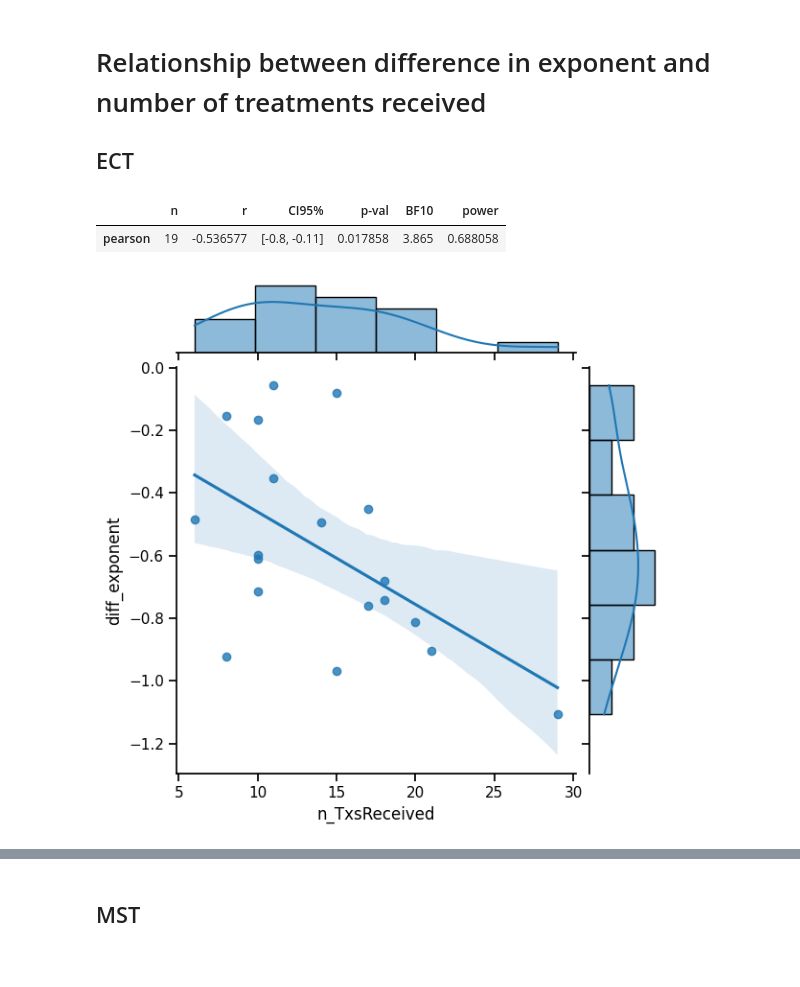
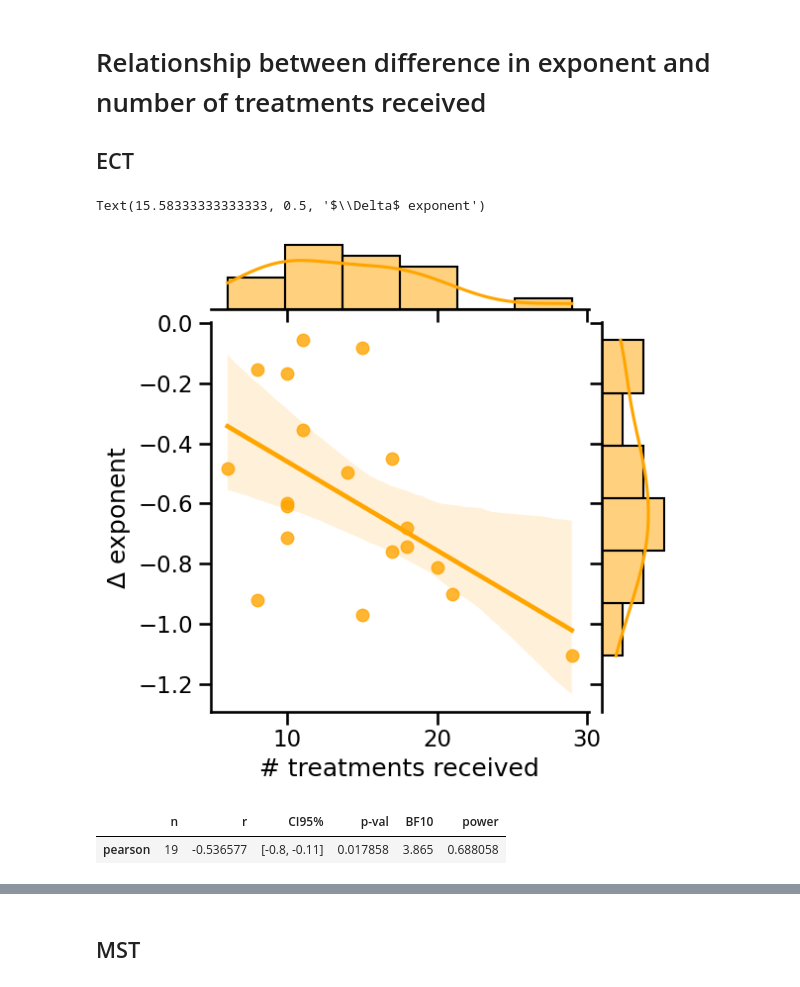
Before and after one commit to voytekresearch/ECT-MST, a Jupyter notebook: 02-Combined/review_appeal_analyses.ipynb, the cells around one changed output, grey strips where cells are left out. Saved outputs shown, nothing was run; the diff lists cells and outputs as text; code cells hidden in the pictures.

```diff
--- a/02-Combined/review_appeal_analyses.ipynb
+++ b/02-Combined/review_appeal_analyses.ipynb
@@ -574,13 +670,19 @@ Text(0.5, 0, 'baseline exponent')
 
 ## ECT
 # %%
+sns.set_context('talk')
+
 x = ect_clin_eeg_df['n_TxsReceived']
 y = ect_clin_eeg_df['diff_exponent']
 
-sns.jointplot(x, y, kind="reg")
-
-corr(x,y)
+h = sns.jointplot(x, y, kind="reg", color='orange')
+h.ax_joint.set_xlabel('# treatments received')
+h.ax_joint.set_ylabel('$\Delta$ exponent')
 # %% [output]
-|  | n | r | CI95% | p-val | BF10 | power |
-| pearson | 19 | -0.536577 | [-0.8, -0.11] | 0.017858 | 3.865 | 0.688058 |
+Text(15.58333333333333, 0.5, '$\\Delta$ exponent')
-[figure, old version]
+[figure, new version]
+# %%
+corr(x,y)
+# %% [output]
+|  | n | r | CI95% | p-val | BF10 | power |
+| pearson | 19 | -0.536577 | [-0.8, -0.11] | 0.017858 | 3.865 | 0.688058 |
```
Also changed, not shown: parts of 46 cells of this notebook, 1 other file.
